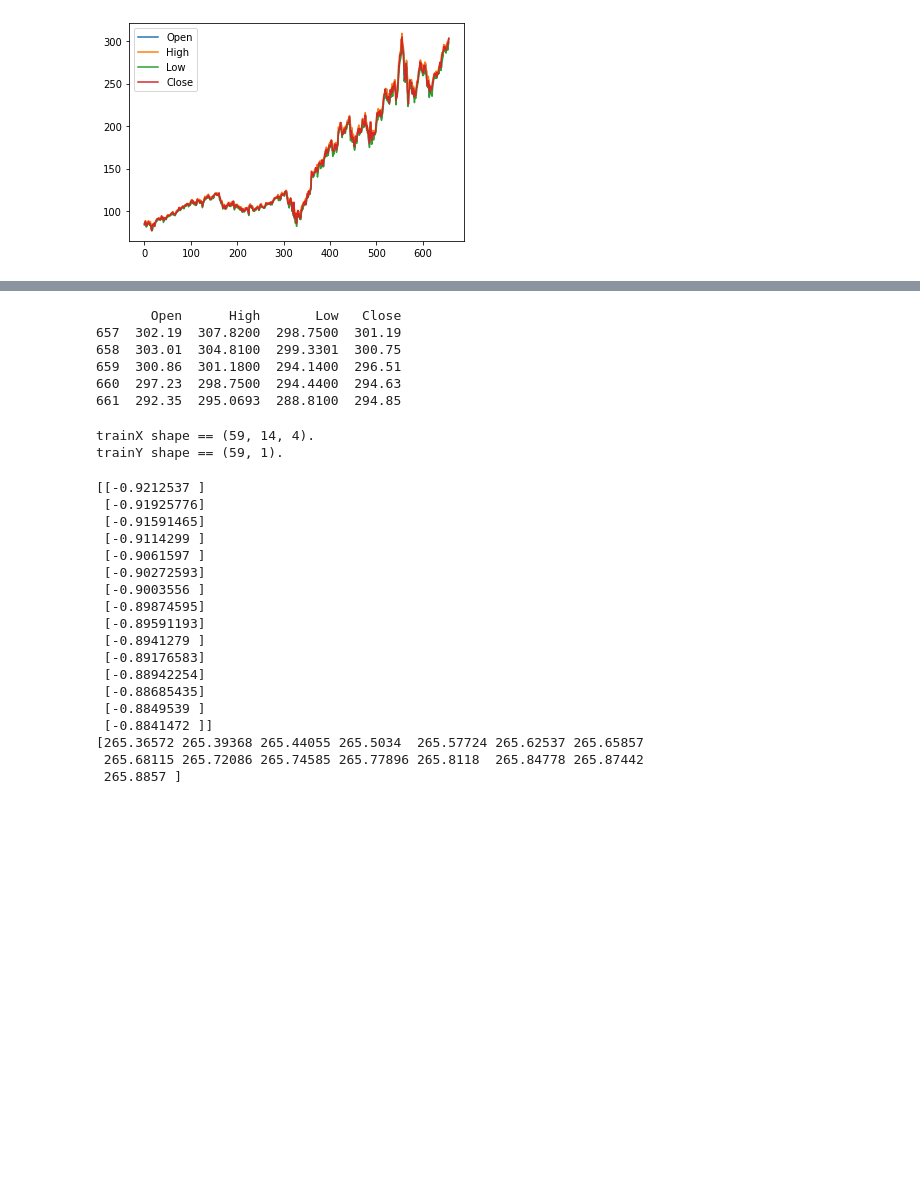
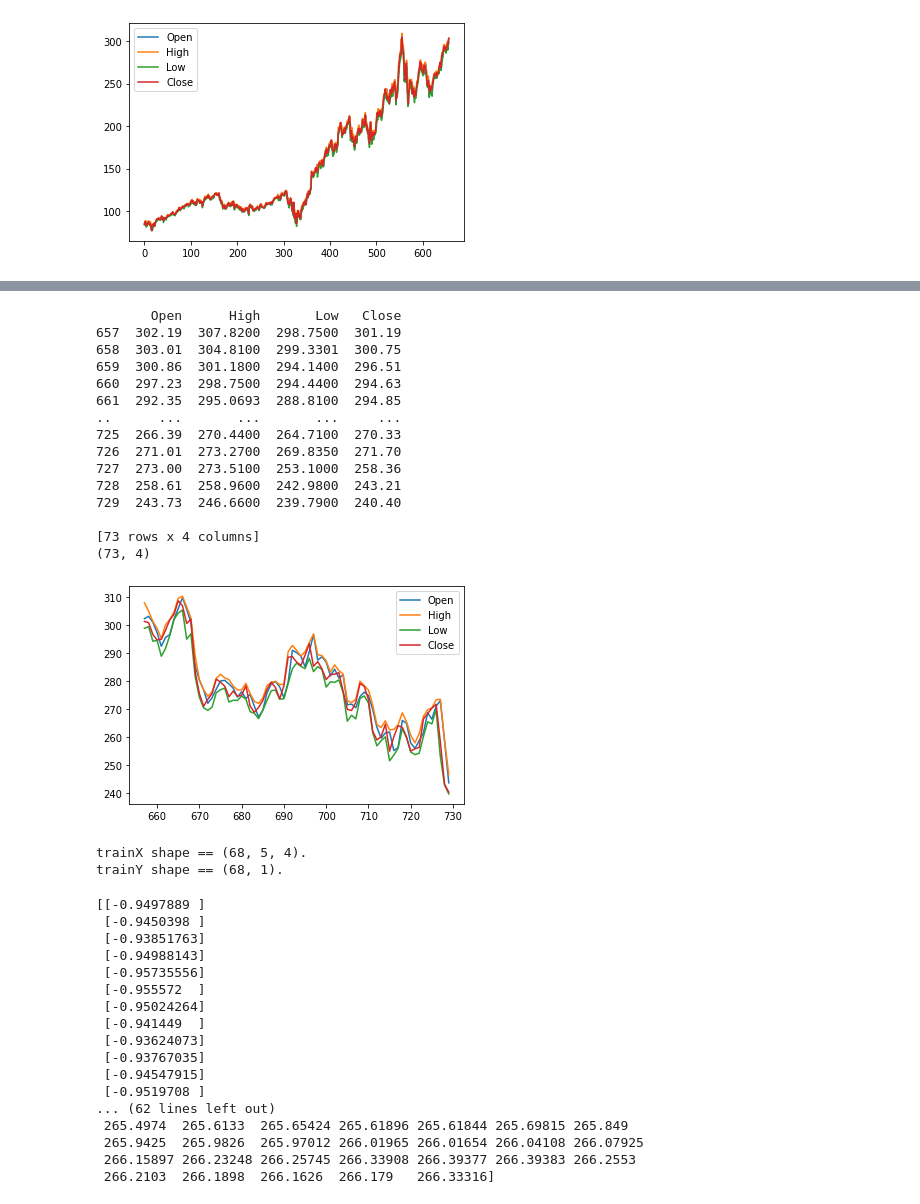
Before and after one commit to graphtrek/stockforecast, a Jupyter notebook: graphtrek_5.ipynb, the cells around one changed output, grey strips where cells are left out. Cells and saved outputs as stored; diff of their text form; code cells hidden in the pictures; blank space fills up the shorter version.

```diff
--- a/graphtrek_5.ipynb
+++ b/graphtrek_5.ipynb
@@ -259,29 +265,42 @@ print(predict_period_dates)
 # %%
 #Variables for training
 #Date and volume columns are not used in training.
 df_for_test = df_test[['Open','High','Low','Close']].astype(float)
-print(df_for_test.head())
+print(df_for_test)
 
+df_for_plot=df_for_test
+df_for_plot.plot.line()
+print(df_for_test.shape)
 #LSTM uses sigmoid and tanh that are sensitive to magnitude so values need to be normalized
 # normalize the dataset
 scaler = StandardScaler()
 scaler = scaler.fit(df_for_test)
 df_for_test_scaled = scaler.transform(df_for_test)
 # %% [output]
        Open      High       Low   Close
 657  302.19  307.8200  298.7500  301.19
 658  303.01  304.8100  299.3301  300.75
 659  300.86  301.1800  294.1400  296.51
 660  297.23  298.7500  294.4400  294.63
 661  292.35  295.0693  288.8100  294.85
+..      ...       ...       ...     ...
+725  266.39  270.4400  264.7100  270.33
+726  271.01  273.2700  269.8350  271.70
+727  273.00  273.5100  253.1000  258.36
+728  258.61  258.9600  242.9800  243.21
+729  243.73  246.6600  239.7900  240.40
+
+[73 rows x 4 columns]
+(73, 4)
+[figure, added]
 # %%
-testX, testY = create_LSTM_input(df_for_test_scaled,14)
+testX, testY = create_LSTM_input(df_for_test_scaled,look_back)
 # %% [output]
-trainX shape == (59, 14, 4).
-trainY shape == (59, 1).
+trainX shape == (68, 5, 4).
+trainY shape == (68, 1).
 # %%
 #Make prediction
-prediction = model.predict(testX[-n_days_for_prediction:]) #shape = (n, 1) where n is the n_days_for_prediction
+prediction = model.predict(testX) #shape = (n, 1) where n is the n_days_for_prediction
 print(prediction)
 #Perform inverse transformation to rescale back to original range
 #Since we used 5 variables for transform, the inverse expects same dimensions
@@ -291,24 +310,23 @@ y_pred_future = scaler.inverse_transform(prediction_copies)[:,0]
 #y_pred_future = scaler.inverse_transform(prediction_copies)[:,0]
 print(y_pred_future)
 # %% [output]
-[[-0.9212537 ]
- [-0.91925776]
- [-0.91591465]
- [-0.9114299 ]
- [-0.9061597 ]
- [-0.90272593]
- [-0.9003556 ]
- [-0.89874595]
- [-0.89591193]
- [-0.8941279 ]
- [-0.89176583]
- [-0.88942254]
- [-0.88685435]
- [-0.8849539 ]
- [-0.8841472 ]]
-[265.36572 265.39368 265.44055 265.5034  265.57724 265.62537 265.65857
- 265.68115 265.72086 265.74585 265.77896 265.8118  265.84778 265.87442
- 265.8857 ]
+[[-0.9497889 ]
+ [-0.9450398 ]
+ [-0.93851763]
+ [-0.94988143]
+ [-0.95735556]
+ [-0.955572  ]
+ [-0.95024264]
+ [-0.941449  ]
+ [-0.93624073]
+ [-0.93767035]
+ [-0.94547915]
+ [-0.9519708 ]
+... (62 lines left out)
+ 265.4974  265.6133  265.65424 265.61896 265.61844 265.69815 265.849
+ 265.9425  265.9826  265.97012 266.01965 266.01654 266.04108 266.07925
+ 266.15897 266.23248 266.25745 266.33908 266.39377 266.39383 266.2553
+ 266.2103  266.1898  266.1626  266.179   266.33316]
 # %%
 # Convert timestamp to date
 forecast_dates = []
```
Also changed, not shown: parts of 7 cells of this notebook.
